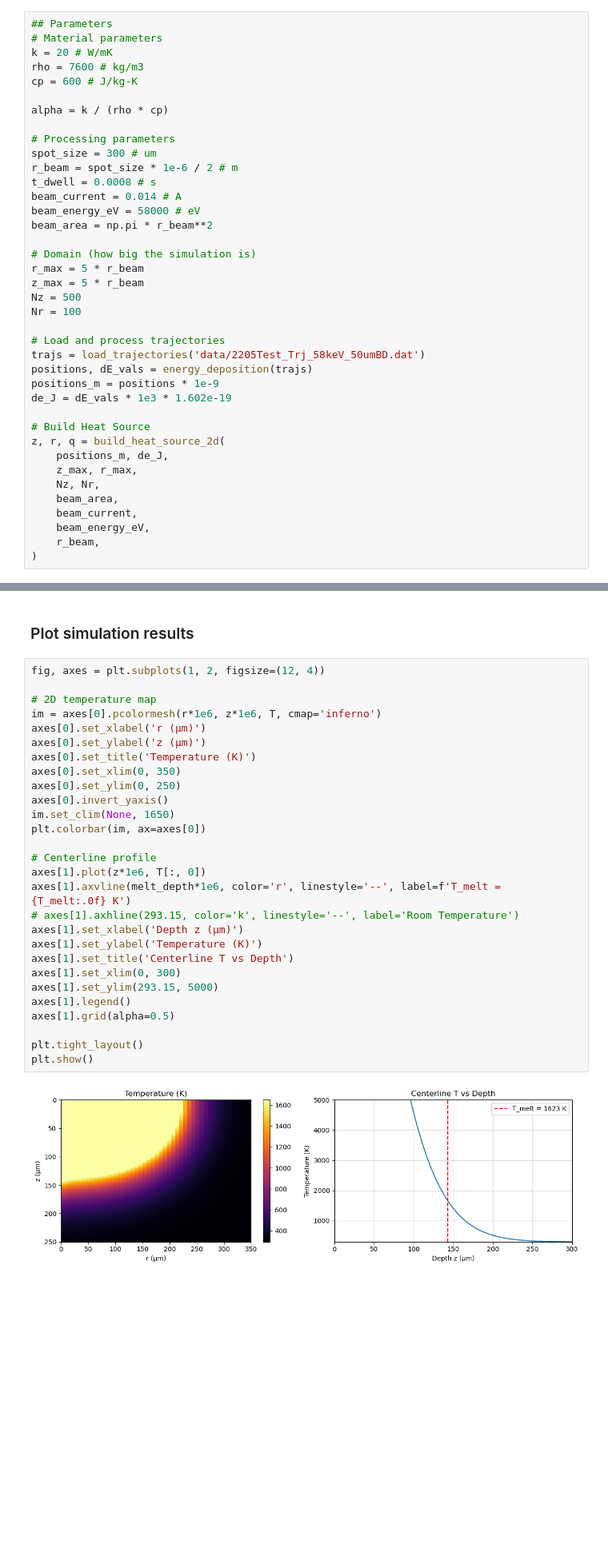
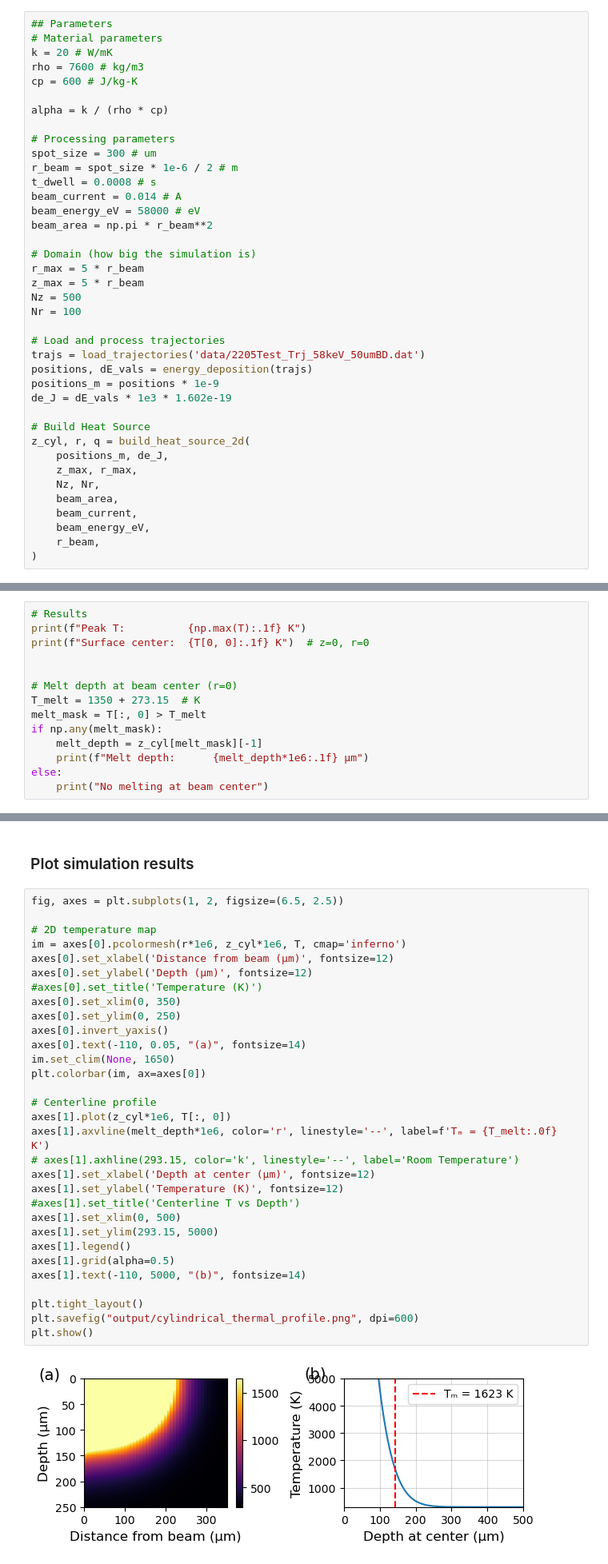
Before and after one commit to grantajo/electrontrajectories, a Jupyter notebook: electrontrajectories.ipynb, the cells around one changed output, grey strips where cells are left out. Shown at 80% size. Cells and saved outputs as stored; diff of their text form; blank space fills up the shorter version.

```diff
--- a/electrontrajectories.ipynb
+++ b/electrontrajectories.ipynb
@@ -439,7 +436,7 @@ positions_m = positions * 1e-9
 de_J = dE_vals * 1e3 * 1.602e-19
 
 # Build Heat Source
-z, r, q = build_heat_source_2d(
+z_cyl, r, q = build_heat_source_2d(
     positions_m, de_J,
     z_max, r_max,
     Nz, Nr,
@@ -474,0 +457,14 @@ else:
+# %%
+# Results
+print(f"Peak T:          {np.max(T):.1f} K")
+print(f"Surface center:  {T[0, 0]:.1f} K")  # z=0, r=0
+
+
+# Melt depth at beam center (r=0)
+T_melt = 1350 + 273.15  # K
+melt_mask = T[:, 0] > T_melt
+if np.any(melt_mask):
+    melt_depth = z_cyl[melt_mask][-1]
+    print(f"Melt depth:      {melt_depth*1e6:.1f} µm")
+else:
+    print("No melting at beam center")
@@ -475,35 +475,38 @@ else:
 # %% [markdown]
 ### Plot simulation results
 # %%
-fig, axes = plt.subplots(1, 2, figsize=(12, 4))
+fig, axes = plt.subplots(1, 2, figsize=(6.5, 2.5))
 
 # 2D temperature map
-im = axes[0].pcolormesh(r*1e6, z*1e6, T, cmap='inferno')
-axes[0].set_xlabel('r (µm)')
-axes[0].set_ylabel('z (µm)')
-axes[0].set_title('Temperature (K)')
+im = axes[0].pcolormesh(r*1e6, z_cyl*1e6, T, cmap='inferno')
+axes[0].set_xlabel('Distance from beam (µm)', fontsize=12)
+axes[0].set_ylabel('Depth (µm)', fontsize=12)
+#axes[0].set_title('Temperature (K)')
 axes[0].set_xlim(0, 350)
 axes[0].set_ylim(0, 250)
 axes[0].invert_yaxis()
+axes[0].text(-110, 0.05, "(a)", fontsize=14)
 im.set_clim(None, 1650)
 plt.colorbar(im, ax=axes[0])
 
 # Centerline profile
-axes[1].plot(z*1e6, T[:, 0])
-axes[1].axvline(melt_depth*1e6, color='r', linestyle='--', label=f'T_melt = {T_melt:.0f} K')
+axes[1].plot(z_cyl*1e6, T[:, 0])
+axes[1].axvline(melt_depth*1e6, color='r', linestyle='--', label=f'Tₘ = {T_melt:.0f} K')
 # axes[1].axhline(293.15, color='k', linestyle='--', label='Room Temperature')
-axes[1].set_xlabel('Depth z (µm)')
-axes[1].set_ylabel('Temperature (K)')
-axes[1].set_title('Centerline T vs Depth')
-axes[1].set_xlim(0, 300)
+axes[1].set_xlabel('Depth at center (µm)', fontsize=12)
+axes[1].set_ylabel('Temperature (K)', fontsize=12)
+#axes[1].set_title('Centerline T vs Depth')
+axes[1].set_xlim(0, 500)
 axes[1].set_ylim(293.15, 5000)
 axes[1].legend()
 axes[1].grid(alpha=0.5)
+axes[1].text(-110, 5000, "(b)", fontsize=14)
 
 plt.tight_layout()
+plt.savefig("output/cylindrical_thermal_profile.png", dpi=600)
 plt.show()
 # %% [output]
-[figure, old version]
+[figure, new version]
 # %% [markdown]
 ## Eagar Tsai
 
```
Also changed, not shown: parts of 13 cells of this notebook, 1 other file.
